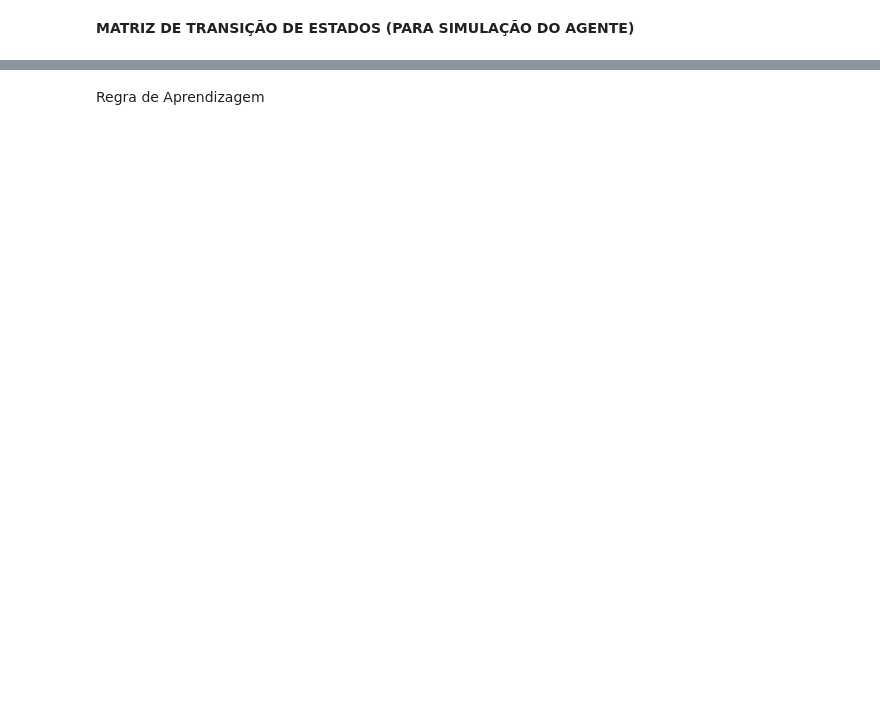
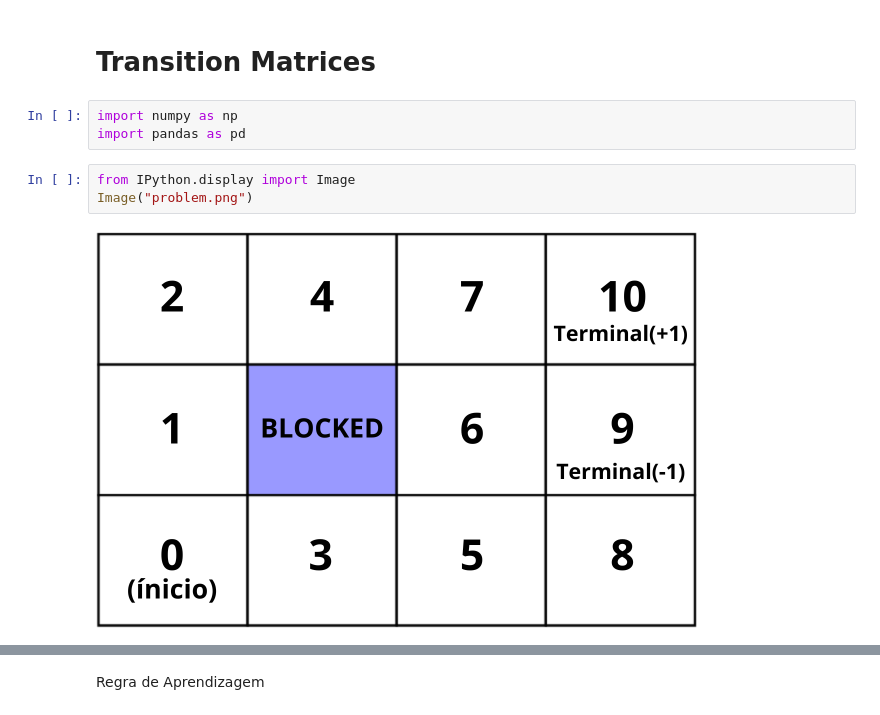
Before and after one commit to pdrzxzz/Simple-Q-Learning, a Jupyter notebook: Simple_Q_Learning.ipynb, the cells around one changed output, grey strips where cells are left out. Drawn from its saved outputs; the diff is of its cells as text; blank space fills up the shorter version.

```diff
--- a/Simple_Q_Learning.ipynb
+++ b/Simple_Q_Learning.ipynb
@@ -1,5 +1,13 @@
 # %% [markdown]
 <a href="https://colab.research.google.com/github/pdrzxzz/Simple-Q-Learning/blob/main/Simple_Q_Learning.ipynb" target="_parent"><img src="https://colab.research.google.com/assets/colab-badge.svg" alt="Open In Colab"/></a>
-# %% [markdown]
-**MATRIZ DE TRANSIÇÃO DE ESTADOS (PARA SIMULAÇÃO DO AGENTE)**
+# %% [markdown]
+# Transition Matrices
+# %%
+import numpy as np
+import pandas as pd
+# %%
+from IPython.display import Image
+Image("problem.png")
+# %% [output]
+[figure, added]
 # %%
```
Also changed, not shown: parts of 22 cells of this notebook.
